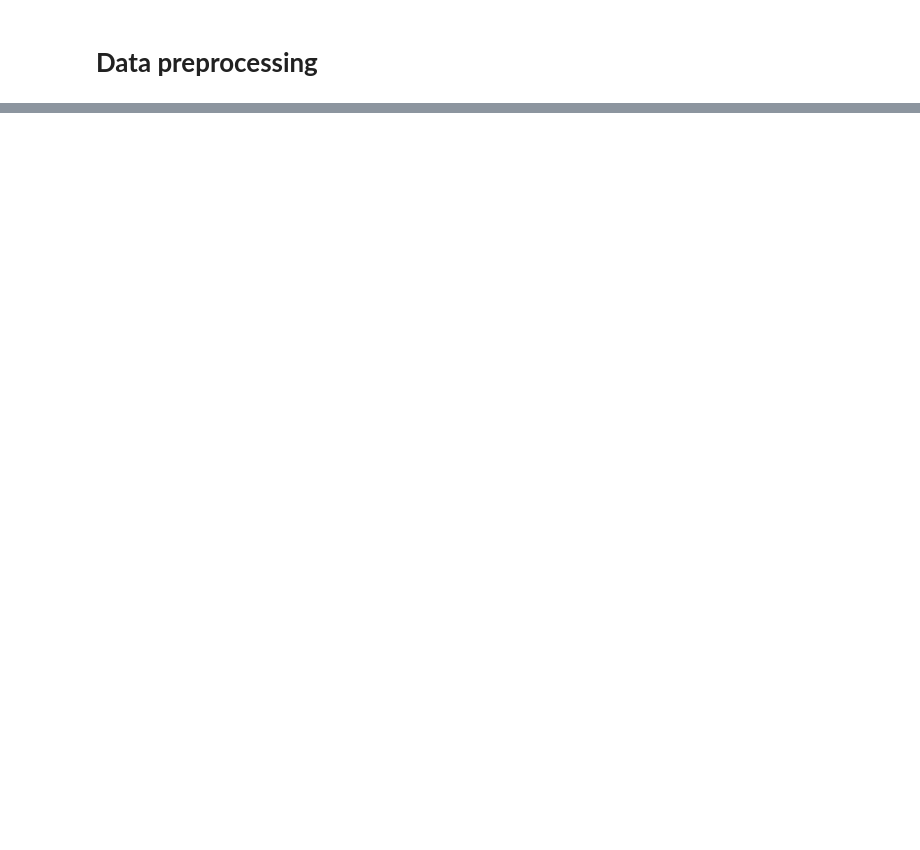
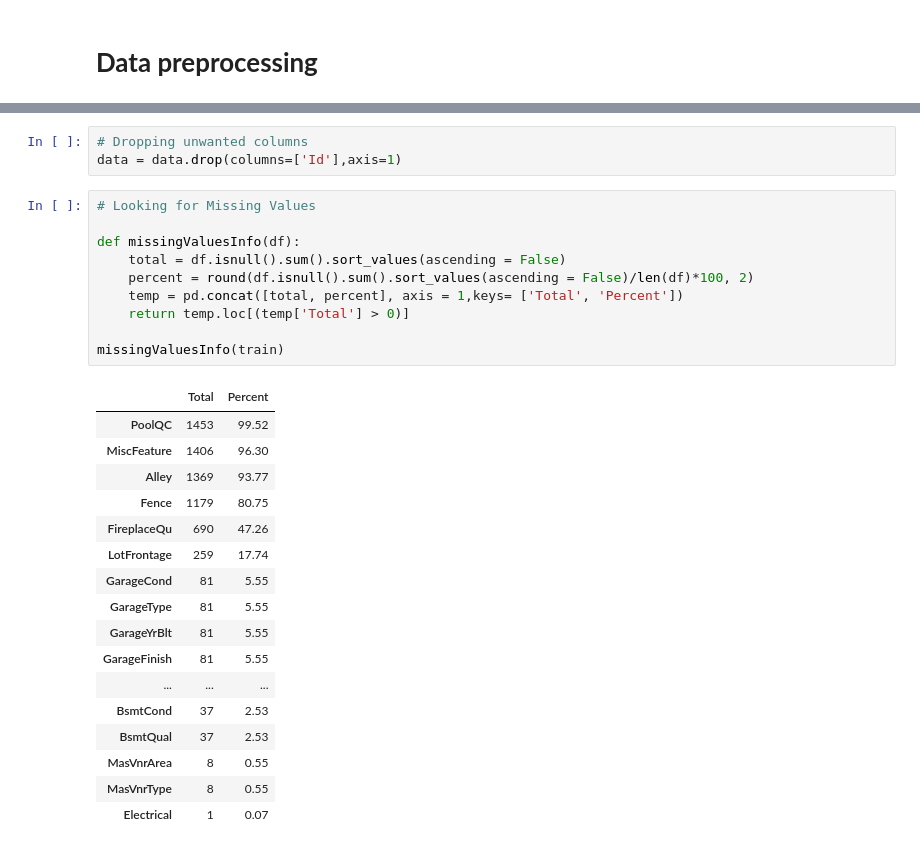
Before and after one commit to julien-medina-phd/House, a Jupyter notebook: Kaggle_House_Prices.ipynb, the cells around one changed output, grey strips where cells are left out. Drawn from its saved outputs; the diff is of its cells as text; blank space fills up the shorter version.

```diff
--- a/Kaggle_House_Prices.ipynb
+++ b/Kaggle_House_Prices.ipynb
@@ -151,0 +143,31 @@ dtype: int64
+# %%
+# Dropping unwanted columns
+data = data.drop(columns=['Id'],axis=1)
+# %%
+# Looking for Missing Values
+
+def missingValuesInfo(df):
+    total = df.isnull().sum().sort_values(ascending = False)
+    percent = round(df.isnull().sum().sort_values(ascending = False)/len(df)*100, 2)
+    temp = pd.concat([total, percent], axis = 1,keys= ['Total', 'Percent'])
+    return temp.loc[(temp['Total'] > 0)]
+
+missingValuesInfo(train)
+# %% [output]
+|  | Total | Percent |
+| PoolQC | 1453 | 99.52 |
+| MiscFeature | 1406 | 96.30 |
+| Alley | 1369 | 93.77 |
+| Fence | 1179 | 80.75 |
+| FireplaceQu | 690 | 47.26 |
+| LotFrontage | 259 | 17.74 |
+| GarageCond | 81 | 5.55 |
+| GarageType | 81 | 5.55 |
+| GarageYrBlt | 81 | 5.55 |
+| GarageFinish | 81 | 5.55 |
+| ... | ... | ... |
+| BsmtCond | 37 | 2.53 |
+| BsmtQual | 37 | 2.53 |
+| MasVnrArea | 8 | 0.55 |
+| MasVnrType | 8 | 0.55 |
+| Electrical | 1 | 0.07 |
```
Also changed, not shown: parts of 43 cells of this notebook.
